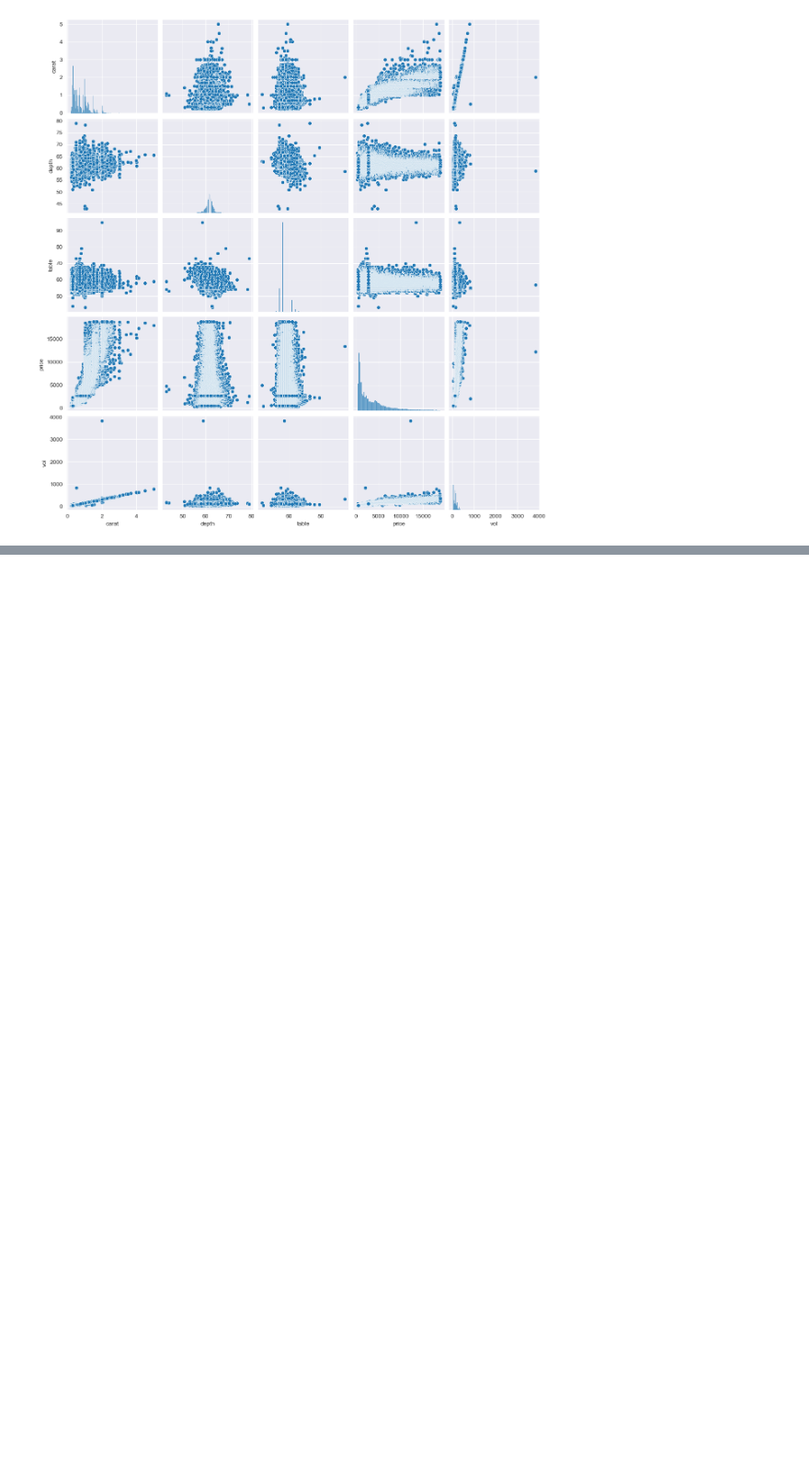
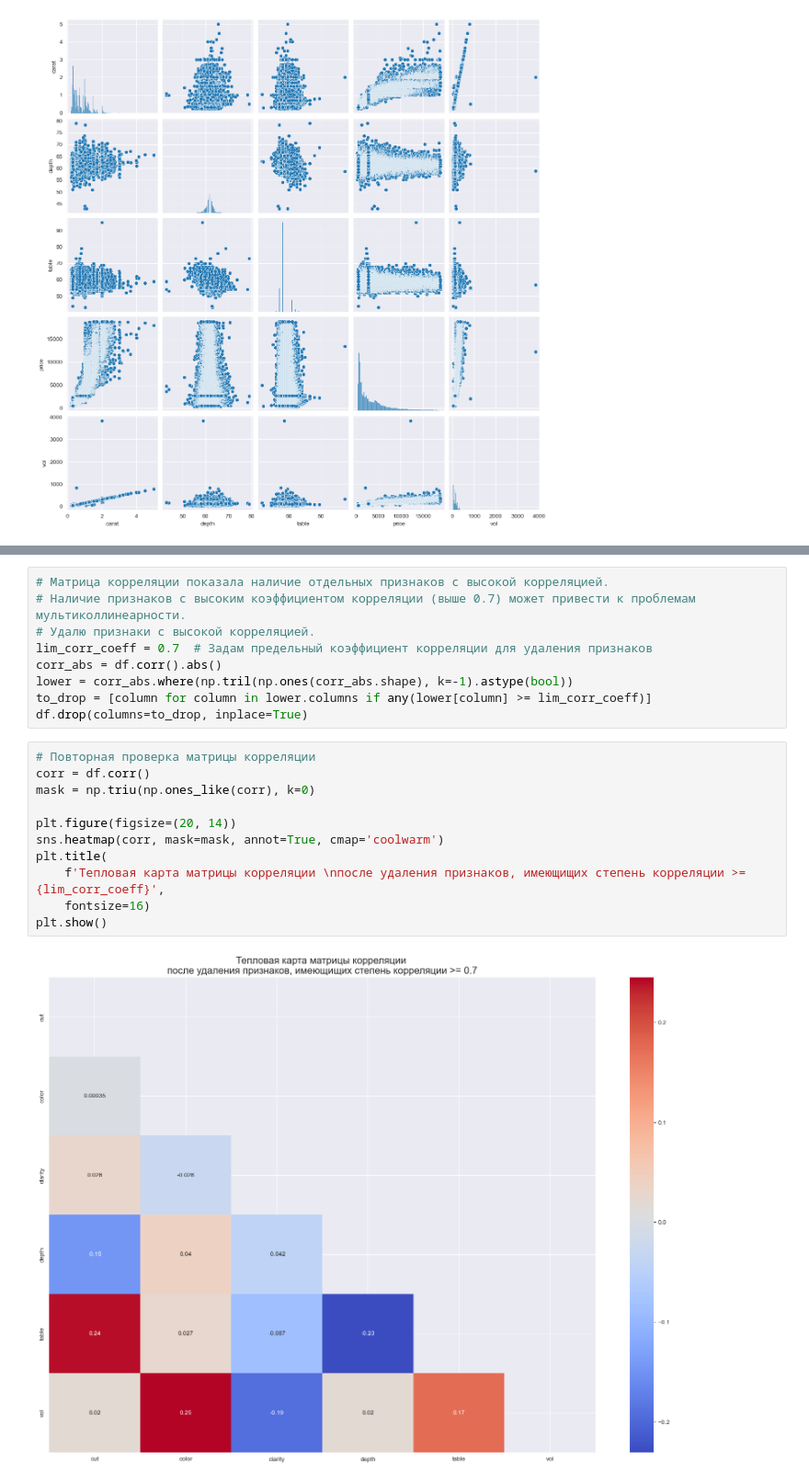
Before and after one commit to mr-Dmitri/DZ-5, a Jupyter notebook: DZ-5.ipynb, the cells around one changed output, grey strips where cells are left out. Shown at 92% size. Cells and saved outputs as stored; diff of their text form; blank space fills up the shorter version.

```diff
--- a/DZ-5.ipynb
+++ b/DZ-5.ipynb
@@ -241,0 +279,22 @@ df
+# %%
+# Матрица корреляции показала наличие отдельных признаков с высокой корреляцией.
+# Наличие признаков с высоким коэффициентом корреляции (выше 0.7) может привести к проблемам мультиколлинеарности.
+# Удалю признаки с высокой корреляцией.
+lim_corr_coeff = 0.7  # Задам предельный коэффициент корреляции для удаления признаков
+corr_abs = df.corr().abs()
+lower = corr_abs.where(np.tril(np.ones(corr_abs.shape), k=-1).astype(bool))
+to_drop = [column for column in lower.columns if any(lower[column] >= lim_corr_coeff)]
+df.drop(columns=to_drop, inplace=True)
+# %%
+# Повторная проверка матрицы корреляции
+corr = df.corr()
+mask = np.triu(np.ones_like(corr), k=0)
+
+plt.figure(figsize=(20, 14))
+sns.heatmap(corr, mask=mask, annot=True, cmap='coolwarm')
+plt.title(
+    f'Тепловая карта матрицы корреляции \nпосле удаления признаков, имеющищих степень корреляции >= {lim_corr_coeff}',
+    fontsize=16)
+plt.show()
+# %% [output]
+[figure, added]
```
Also changed, not shown: parts of 13 cells of this notebook.
